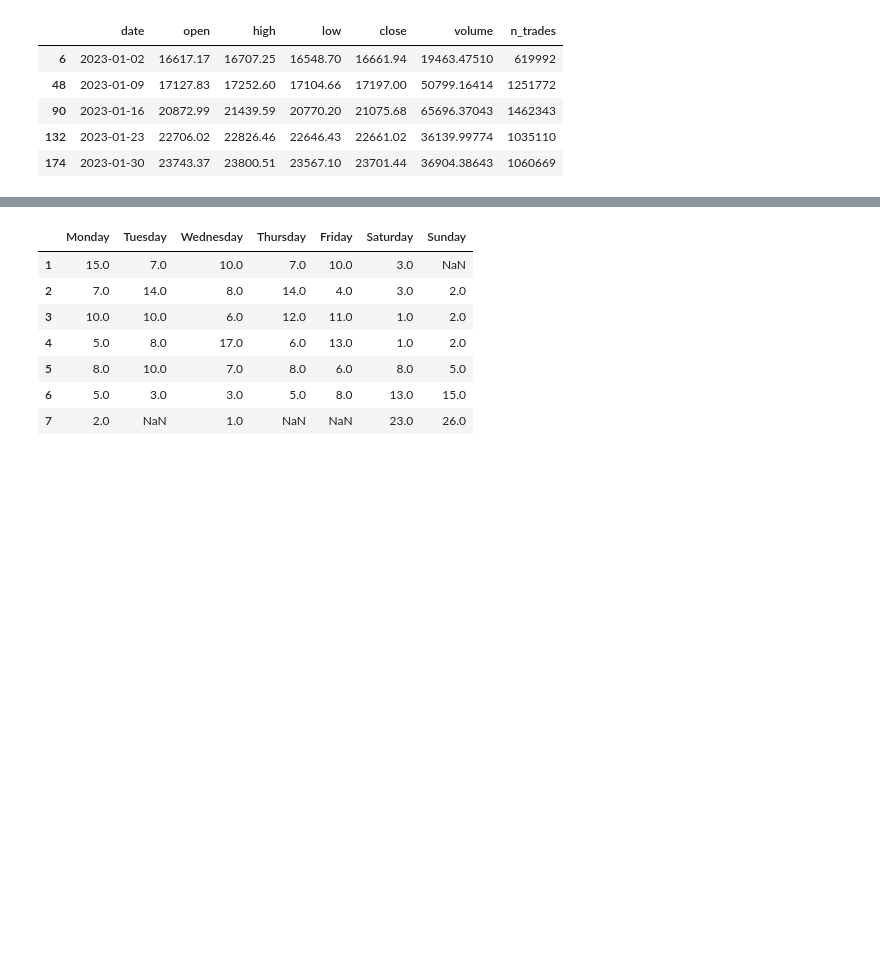
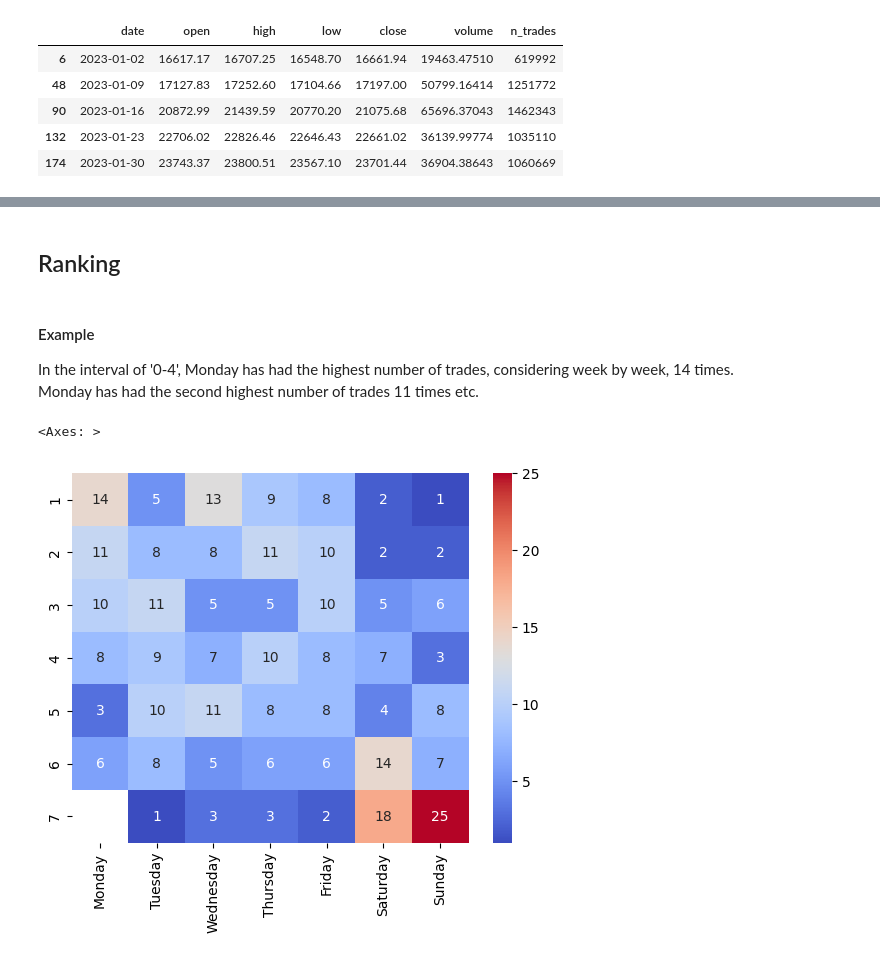
Before and after one commit to plebik/CryptoMagician, a Jupyter notebook: Untitled.ipynb, the cells around one changed output, grey strips where cells are left out. Drawn from its saved outputs; the diff is of its cells as text; code cells hidden in the pictures; blank space fills up the shorter version.

```diff
--- a/Untitled.ipynb
+++ b/Untitled.ipynb
@@ -50,3 +69,5 @@ for interval in ['0-4', '4-8', '8-12', '12-16', '16-20', '20-24']:
+# %% [markdown]
+## Ranking
 # %%
 rankings = {}
 for interval in trades.keys():
@@ -72,14 +93,12 @@ for interval in trades.keys():
     ranking_frame.columns = ['Monday', 'Tuesday', 'Wednesday', 'Thursday', 'Friday', 'Saturday', 'Sunday']
 
     rankings[interval] = ranking_frame
-# %%
-rankings['20-24']
-# %% [output]
-|  | Monday | Tuesday | Wednesday | Thursday | Friday | Saturday | Sunday |
-| 1 | 15.0 | 7.0 | 10.0 | 7.0 | 10.0 | 3.0 | NaN |
-| 2 | 7.0 | 14.0 | 8.0 | 14.0 | 4.0 | 3.0 | 2.0 |
-| 3 | 10.0 | 10.0 | 6.0 | 12.0 | 11.0 | 1.0 | 2.0 |
-| 4 | 5.0 | 8.0 | 17.0 | 6.0 | 13.0 | 1.0 | 2.0 |
-| 5 | 8.0 | 10.0 | 7.0 | 8.0 | 6.0 | 8.0 | 5.0 |
-| 6 | 5.0 | 3.0 | 3.0 | 5.0 | 8.0 | 13.0 | 15.0 |
-| 7 | 2.0 | NaN | 1.0 | NaN | NaN | 23.0 | 26.0 |
+# %% [markdown]
+#### Example
+In the interval of '0-4', Monday has had the highest number of trades, considering week by week, 14 times.
+Monday has had the second highest number of trades 11 times etc.
+# %%
+sns.heatmap(data=rankings['0-4'], annot=True, cmap="coolwarm")
+# %% [output]
+<Axes: >
+[figure, added]
```
Also changed, not shown: parts of 9 cells of this notebook, 1 other file.
